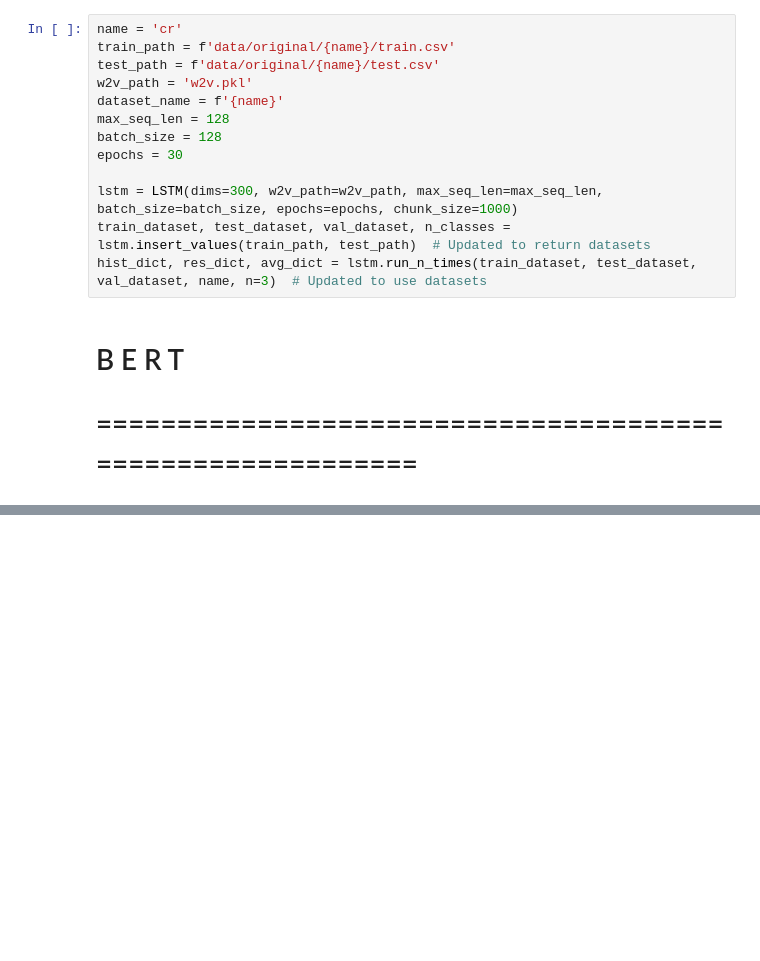
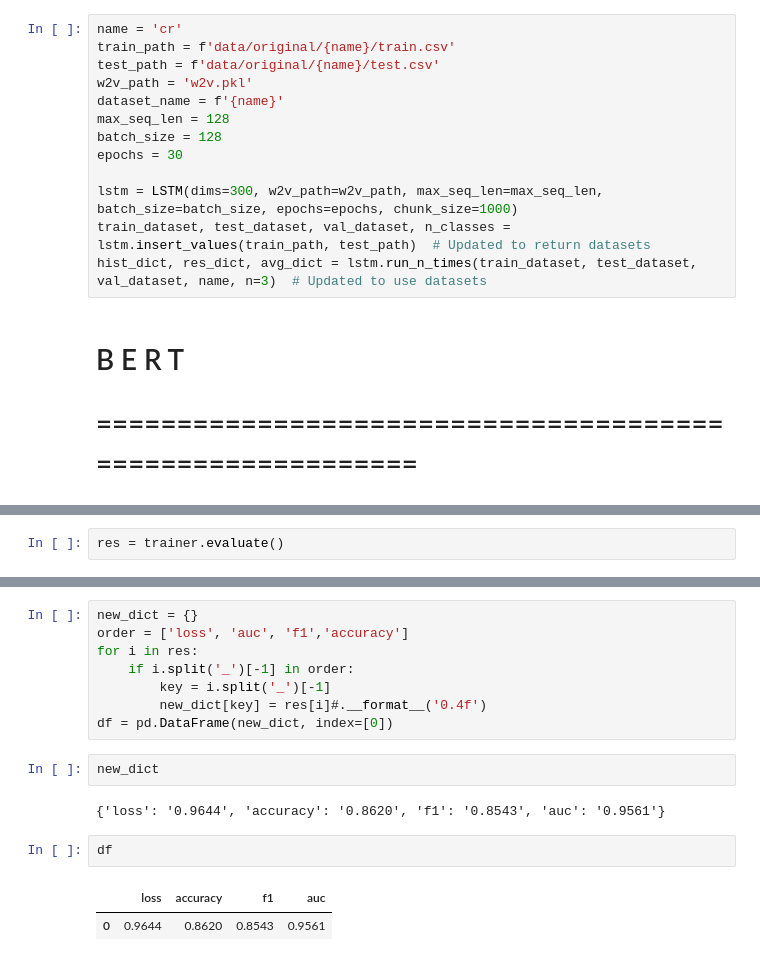
Before and after one commit to phj6688/thesis_project, a Jupyter notebook: model_draft.ipynb, the cells around one changed output, grey strips where cells are left out. Drawn from its saved outputs; the diff is of its cells as text; blank space fills up the shorter version.

```diff
--- a/model_draft.ipynb
+++ b/model_draft.ipynb
@@ -869,0 +1023,2 @@ model = BertForSequenceClassification.from_pretrained('bert-base-uncased', num_l
+# %%
+res = trainer.evaluate()
@@ -869,0 +1046,17 @@ model = BertForSequenceClassification.from_pretrained('bert-base-uncased', num_l
+# %%
+new_dict = {}
+order = ['loss', 'auc', 'f1','accuracy']
+for i in res:
+    if i.split('_')[-1] in order:
+        key = i.split('_')[-1]
+        new_dict[key] = res[i]#.__format__('0.4f')
+df = pd.DataFrame(new_dict, index=[0])
+# %%
+new_dict
+# %% [output]
+{'loss': '0.9644', 'accuracy': '0.8620', 'f1': '0.8543', 'auc': '0.9561'}
+# %%
+df
+# %% [output]
+|  | loss | accuracy | f1 | auc |
+| 0 | 0.9644 | 0.8620 | 0.8543 | 0.9561 |
```
Also changed, not shown: parts of 10 cells of this notebook, 10 other files.
